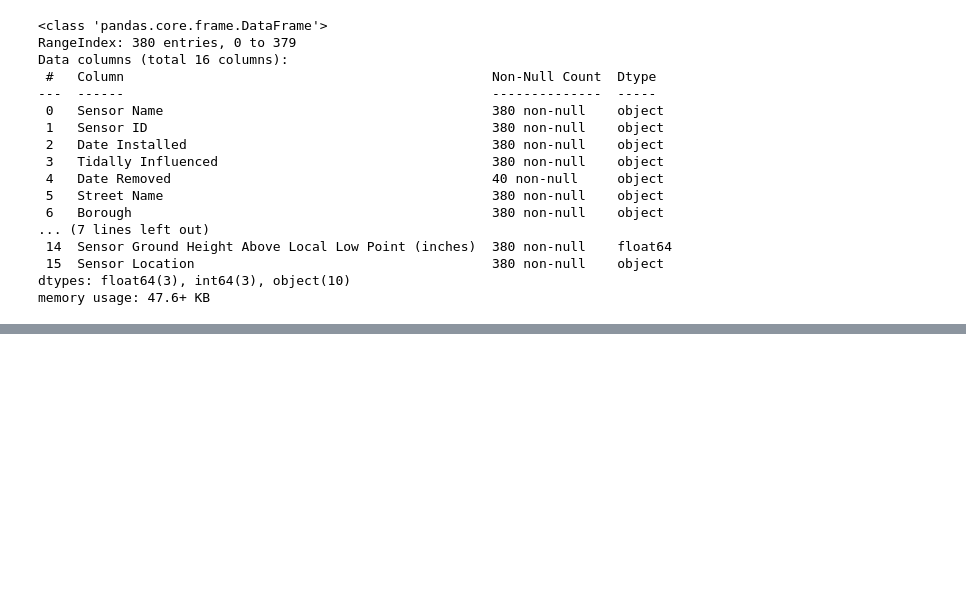
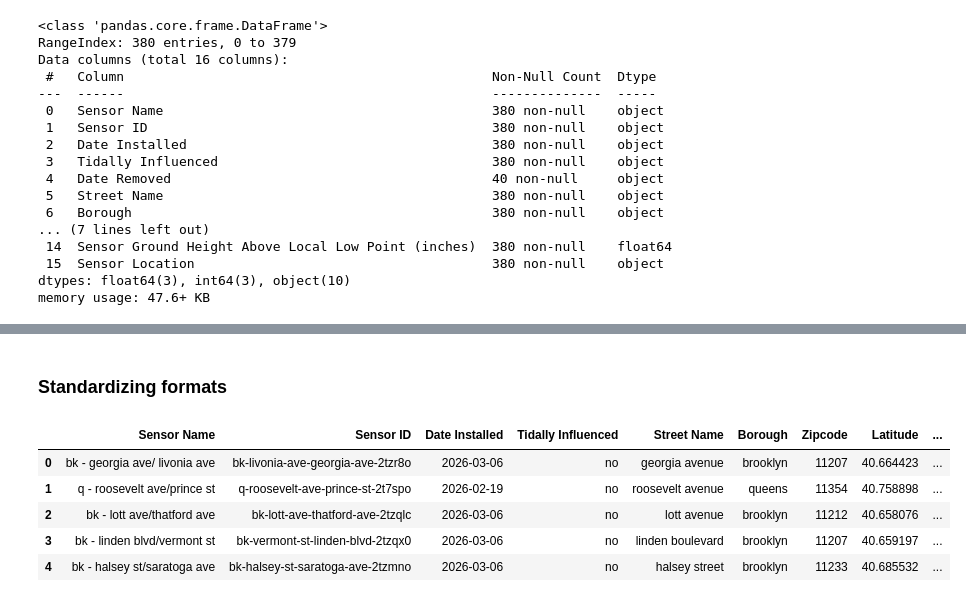
Before and after one commit to ambersafeer/NYC-Flooding_CS439-Final-Project, a Jupyter notebook: nycflooding.ipynb, the cells around one changed output, grey strips where cells are left out. Saved outputs shown, nothing was run; the diff lists cells and outputs as text; code cells hidden in the pictures; blank space fills up the shorter version.

```diff
--- a/nycflooding.ipynb
+++ b/nycflooding.ipynb
@@ -319,0 +420,15 @@ memory usage: 47.6+ KB
+# %% [markdown]
+### Standardizing formats
+# %%
+floodSensor_filtered = convert_date(floodSensor_filtered, 'Date Installed')
+floodSensor_filtered = convert_geom(floodSensor_filtered, 'Sensor Location')
+floodSensor_filtered = clean_string_columns(floodSensor_filtered)
+
+floodSensor_filtered.head()
+# %% [output]
+|  | Sensor Name | Sensor ID | Date Installed | Tidally Influenced | Street Name | Borough | Zipcode | Latitude | ... |
+| 0 | bk - georgia ave/ livonia ave | bk-livonia-ave-georgia-ave-2tzr8o | 2026-03-06 | no | georgia avenue | brooklyn | 11207 | 40.664423 | ... |
+| 1 | q - roosevelt ave/prince st | q-roosevelt-ave-prince-st-2t7spo | 2026-02-19 | no | roosevelt avenue | queens | 11354 | 40.758898 | ... |
+| 2 | bk - lott ave/thatford ave | bk-lott-ave-thatford-ave-2tzqlc | 2026-03-06 | no | lott avenue | brooklyn | 11212 | 40.658076 | ... |
+| 3 | bk - linden blvd/vermont st | bk-vermont-st-linden-blvd-2tzqx0 | 2026-03-06 | no | linden boulevard | brooklyn | 11207 | 40.659197 | ... |
+| 4 | bk - halsey st/saratoga ave | bk-halsey-st-saratoga-ave-2tzmno | 2026-03-06 | no | halsey street | brooklyn | 11233 | 40.685532 | ... |
```
Also changed, not shown: parts of 31 cells of this notebook.
